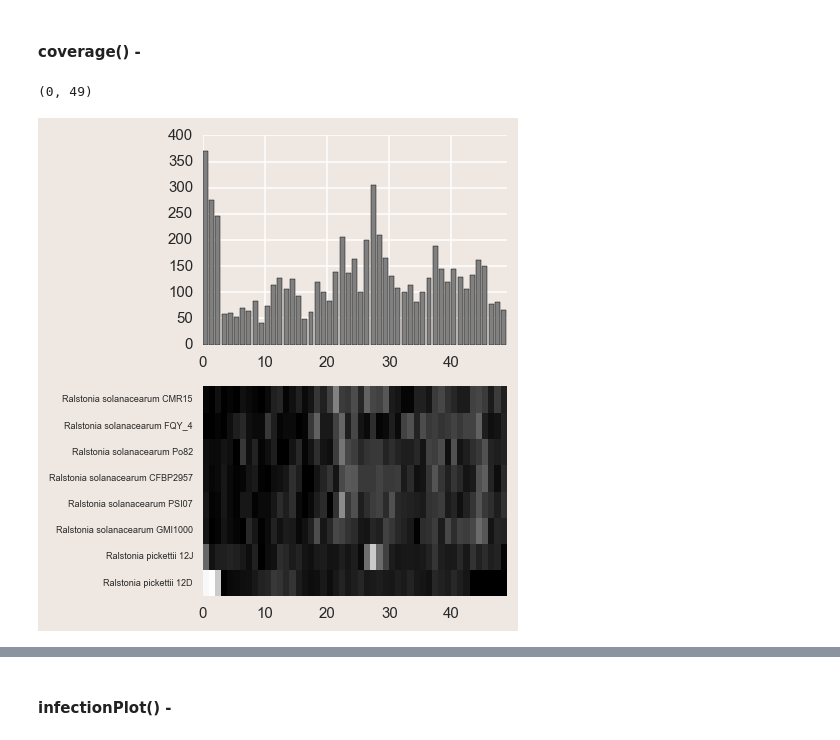
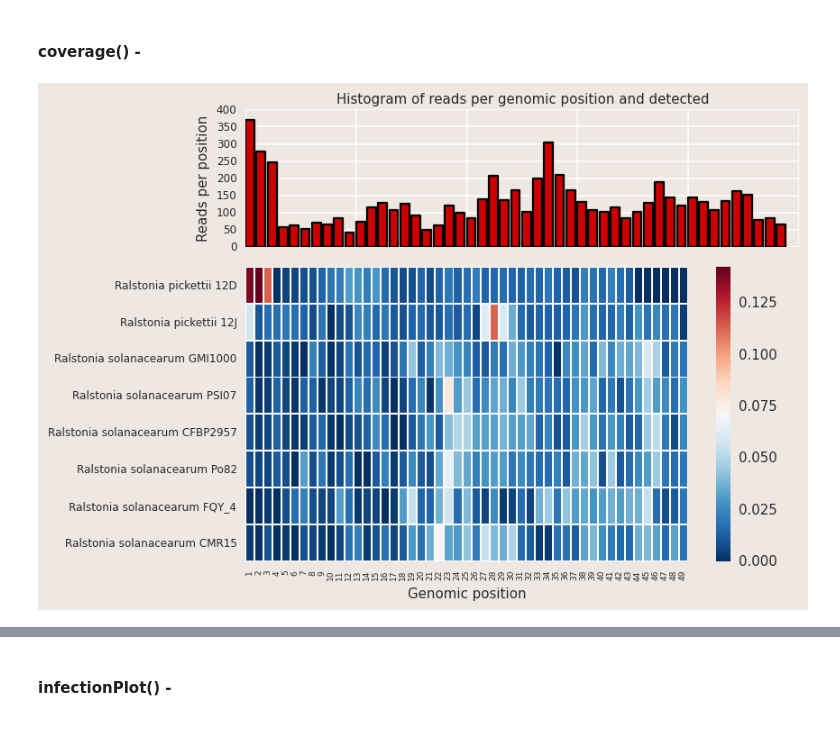
Before and after one commit to lmart999/CS229, a Jupyter notebook: ie_sql.ipynb, the cells around one changed output, grey strips where cells are left out. Cells and saved outputs as stored; diff of their text form; code cells hidden in the pictures.

Commit message:
Heatmaps, etc.

```diff
--- a/ie_sql.ipynb
+++ b/ie_sql.ipynb
@@ -101,7 +104,7 @@ sql.write_frame(pipeline_stats,"Pipe_Stats_Table", conn, if_exists='replace')
 # %%
 # --- Master visualization params ---
 # http://www.w3schools.com/tags/ref_colorpicker.asp?colorhex=6495ED
-plot_color="#E08E79"
+plot_color="#CC0000" # "#E08E79"
 sns.set(rc={'axes.facecolor': "#EFE8E2", 'figure.facecolor': "#EFE8E2"})
 # %%
 level='genus'
@@ -238,6 +244,7 @@ Total genus detected in Lung: 651
 # %%
 # --- Histogram of genus per sample ---
 
+'''
 # Pandas Code
 inf_per_sample_pandas=mm1.groupby(['Sample_ID',level],as_index=False).size()
 inf_per_sample_pandas[inf_per_sample_pandas>0]=1
@@ -250,6 +257,7 @@ width = 0.8*(bins[1]-bins[0])*np.logspace(0,np.log10(vals.max()),num_bins-1)
 center=(bins[:-1] + bins[1:])/2
 # plt.subplot(2,2,1)
 # plt.bar(center,hist,align='center',width=width,color='Grey',alpha=0.75)
+'''
 
 # --- --- ---
 
@@ -259,7 +267,7 @@ inf_per_sample_sql=sql.read_sql("select Grammy_Table.Sample_ID,Tax_Table.%s,coun
                  "INNER JOIN Grammy_Table "
                  "ON Tax_Table.tax_id=Grammy_Table.TaxID "
                  "WHERE Grammy_Table.Study = '%s' "
-                 "GROUP BY Grammy_Table.Sample_ID,Tax_Table.'%s' "%(level,study,level), conn, coerce_float=True)
+                 "GROUP BY Grammy_Table.Sample_ID,Tax_Table.'%s' "%(level,cohort,level), conn, coerce_float=True)
 
 inf_per_sample_sql=inf_per_sample_sql[~pd.isnull(inf_per_sample_sql[level])] # Only include genus identified.
 inf_per_sample_sql.set_index(['Sample_ID',level],inplace=True)
@@ -693,42 +701,46 @@ for tax_id_toquery in tax_to_gi.index:
     gi_sizes.sort('length',inplace=True,ascending=True)
     # Stor GI
     stor=np.array([])
     for i,gi in enumerate(gi_sizes.index):
         pulled=blast_table_sql.loc[gi].loc[tax_id_toquery] # Blast data for GI
         if i == 0:
             gis_to_process=np.array(pulled['sStart']) # Record start position for reads hitting first GI
         else:
             gis_to_process=np.array(pulled['sStart'])+gi_sizes.loc[gi_sizes.index[i-1],'length']  # Add prior GI size to recorded start
         stor=np.append(stor,gis_to_process)
     taxID_store[tax_id_toquery]=stor
     size_all_gis[tax_id_toquery]=gi_sizes.sum(axis=0)[0]
 
 # For each taxID, compute histogram of reads across GIs.
 nbins=50
-binNames=["Bin: %s"%i for i in list(range(nbins)) if i>0]
+binNames=["%s"%i for i in list(range(nbins)) if i>0]
 df=pd.DataFrame(columns=binNames)
 for k in taxID_store.keys():
     bins=np.linspace(1,np.max(taxID_store[k]),nbins)
     bins=np.linspace(1,size_all_gis[k],nbins)
     hist_vals=np.histogram(taxID_store[k],bins=bins)
     df.loc[k]=hist_vals[0]
 sums=df.sum(axis=1)
 sums.sort(ascending=False)
 df=df.loc[sums.index]
 
-plt.subplot(2,2,1)
 df_vec=df.sum(axis=0)
 ind=np.arange(df_vec.shape[0])
-plt.bar(ind,df_vec,color='grey')
-plt.xlim([0,nbins-1])
+ax1 = plt.subplot2grid((3,2),(0,0),colspan=2)
+ax1.bar(ind,np.array(df_vec),color=plot_color,linewidth=1.5)
+# plt.setp(ax1.get_xticklabels(), rotation='vertical', fontsize=8)
+ax1.set_xticklabels([])
+plt.setp(ax1.get_yticklabels(), rotation='horizontal', fontsize=8)
+ax1.set_ylabel('Reads per position', fontsize = 10)
+ax1.set_title('Histogram of reads per genomic position and detected ',fontsize = 10)
 
-plt.subplot(2,2,3)
+ax2 = plt.subplot2grid((3,2),(1,0),colspan=2,rowspan=2)
 df_norm=df.div(df.sum(axis=1),axis=0)
-ind=np.arange(df_norm.shape[0])+0.5
-labels=[getName(taxID) for taxID in df_norm.index]
-plt.pcolormesh(np.array(df_norm),cmap='gray')
-locs,lab=plt.yticks(ind,labels,fontsize=6)
-plt.xlim([0,nbins-1])
+df_norm.index=labels
+sns.heatmap(df_norm,cmap='RdBu_r')
+plt.setp(ax2.get_xticklabels(), rotation='vertical', fontsize=6)
+plt.setp(ax2.get_yticklabels(), rotation='horizontal', fontsize=8)
+ax2.set_xlabel('Genomic bin', fontsize = 10)
+plt.tight_layout()
 # %% [output]
-(0, 49)
-[figure, old version]
+[figure, new version]
```
Also changed, not shown: parts of 11 cells of this notebook.
